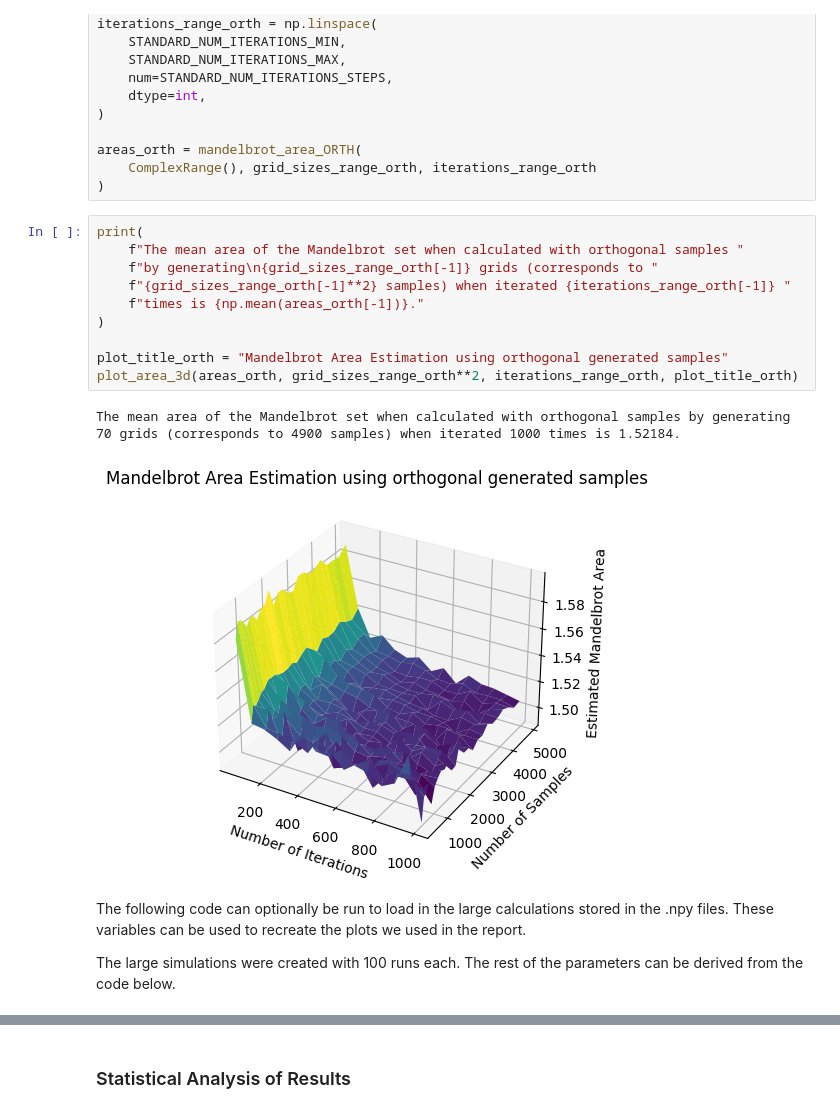
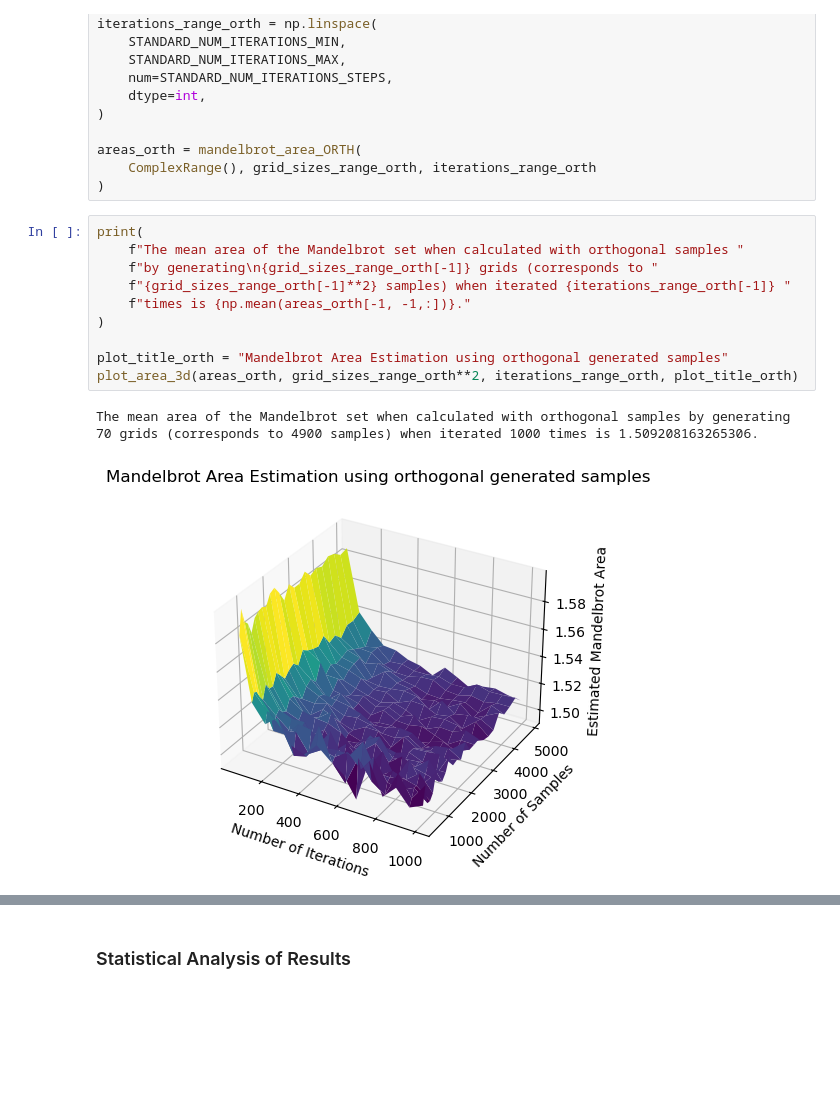
Before and after one commit to LodeVermeulen/stochastic-simulation, a Jupyter notebook: Homework 1/homework1.ipynb, the cells around one changed output, grey strips where cells are left out. Drawn from its saved outputs; the diff is of its cells as text; blank space fills up the shorter version.

```diff
--- a/Homework 1/homework1.ipynb
+++ b/Homework 1/homework1.ipynb
@@ -613,18 +613,14 @@ areas_orth = mandelbrot_area_ORTH(
 # %%
 print(
     f"The mean area of the Mandelbrot set when calculated with orthogonal samples "
     f"by generating\n{grid_sizes_range_orth[-1]} grids (corresponds to "
     f"{grid_sizes_range_orth[-1]**2} samples) when iterated {iterations_range_orth[-1]} "
-    f"times is {np.mean(areas_orth[-1])}."
+    f"times is {np.mean(areas_orth[-1, -1,:])}."
 )
 
 plot_title_orth = "Mandelbrot Area Estimation using orthogonal generated samples"
 plot_area_3d(areas_orth, grid_sizes_range_orth**2, iterations_range_orth, plot_title_orth)
 # %% [output]
 The mean area of the Mandelbrot set when calculated with orthogonal samples by generating
-70 grids (corresponds to 4900 samples) when iterated 1000 times is 1.52184.
+70 grids (corresponds to 4900 samples) when iterated 1000 times is 1.509208163265306.
-[figure, old version]
+[figure, new version]
-# %% [markdown]
-The following code can optionally be run to load in the large calculations stored in the .npy files. These variables can be used to recreate the plots we used in the report.
-
-The large simulations were created with 100 runs each. The rest of the parameters can be derived from the code below.
```
Also changed, not shown: parts of 24 cells of this notebook.
